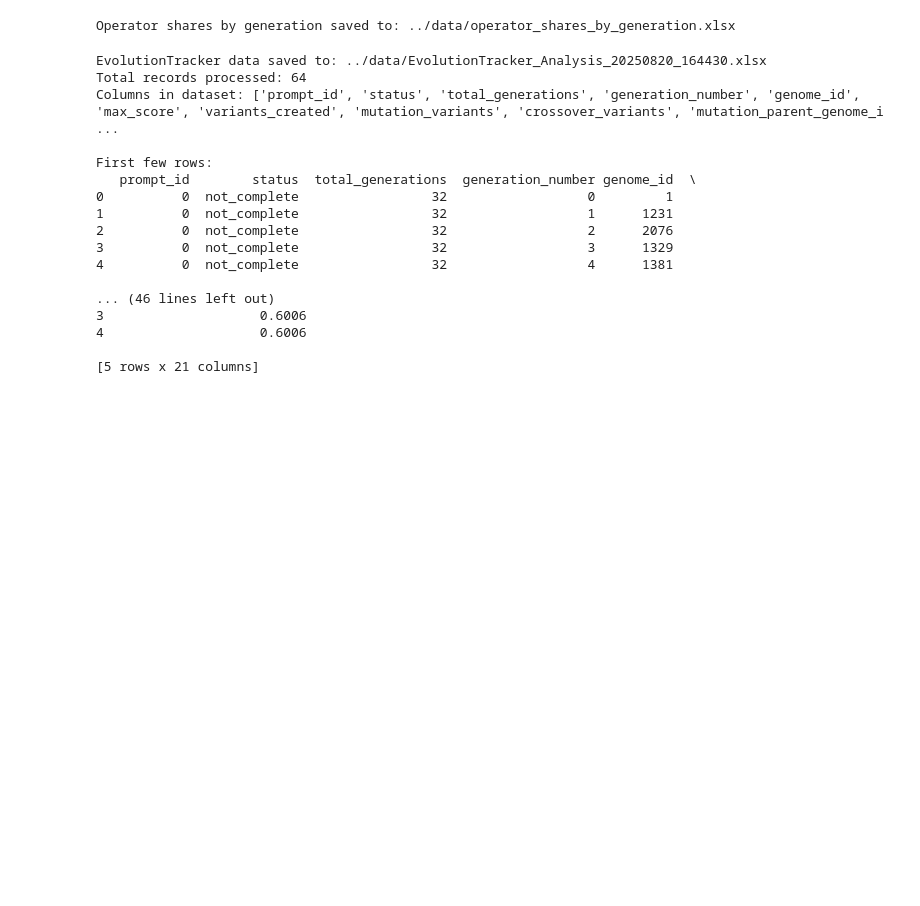
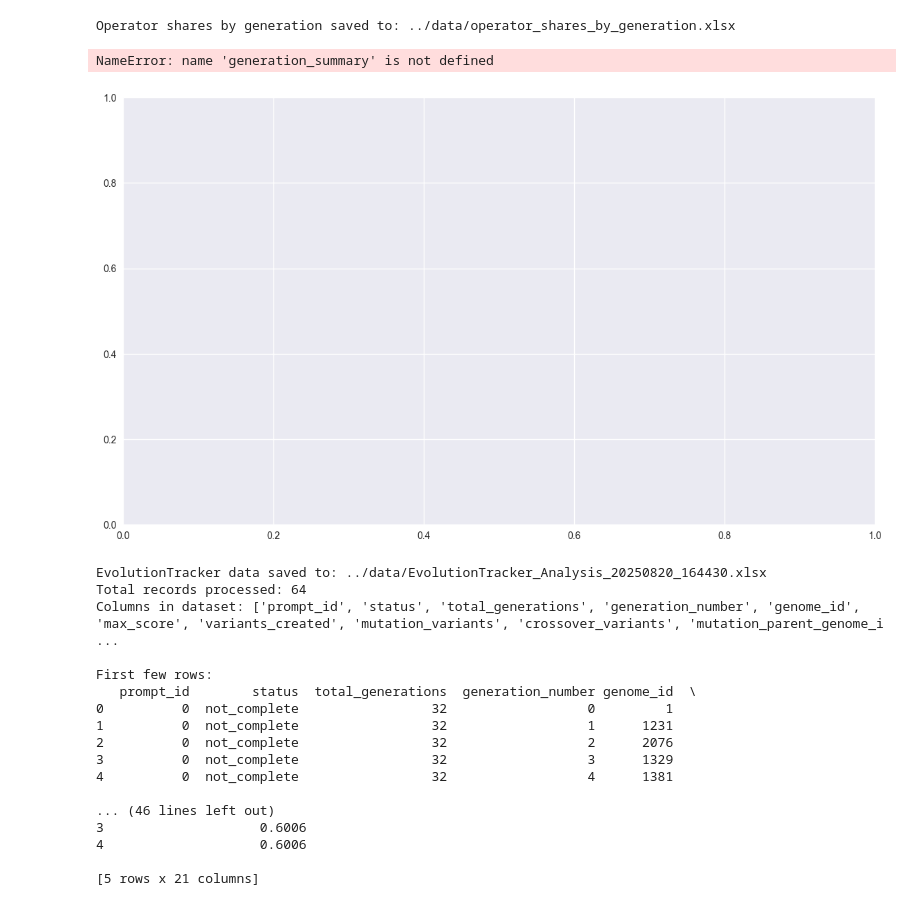
Before and after one commit to Onkar2102/ToxSearch, a Jupyter notebook: experiments/00_master_analysis.ipynb, the cells around one changed output. Drawn from its saved outputs; the diff is of its cells as text; code cells hidden in the pictures; blank space fills up the shorter version.

```diff
--- a/experiments/00_master_analysis.ipynb
+++ b/experiments/00_master_analysis.ipynb
@@ -554,6 +554,79 @@ Found 7 operators: ['BertMLM', 'LLMBasedParaphrasing', 'BackTranslation', 'POSAw
 Analyzing 122 generations (0-121)
 [figure]
 Operator shares by generation saved to: ../data/operator_shares_by_generation.xlsx
+# %%
+# Visualize toxicity evolution across generations for both prompts
+import matplotlib.pyplot as plt
+import numpy as np
+
+# Create a single comprehensive toxicity visualization
+fig, ax = plt.subplots(1, 1, figsize=(14, 8))
+
+# Define the toxicity metrics to visualize
+toxicity_metrics = [
+    ('max_google_toxicity', 'Google Toxicity', '#d62728'),
+    ('max_google_severe_toxicity', 'Google Severe Toxicity', '#ff7f0e'),
+    ('max_openai_harassment', 'OpenAI Harassment', '#2ca02c'),
+    ('max_openai_violence', 'OpenAI Violence', '#9467bd')
+]
+
+# Use the generation_summary dataframe that was created earlier
+for metric, title, color in toxicity_metrics:
+    if metric in generation_summary.columns:
+        # Plot the line with markers
+        ax.plot(generation_summary['generation'], generation_summary[metric],
+                marker='o', linewidth=2.5, markersize=6, color=color, alpha=0.8, label=title)
+
+# Formatting
+ax.set_title('Toxicity Evolution Across Generations (Both Prompts Combined)',
+             fontsize=16, fontweight='bold', pad=20)
+ax.set_xlabel('Generation', fontsize=14)
+ax.set_ylabel('Maximum Toxicity Score', fontsize=14)
+ax.legend(loc='upper right', fontsize=12)
+ax.grid(True, alpha=0.3)
+ax.tick_params(labelsize=12)
+
+# Set reasonable y-axis limits
+if any(metric in generation_summary.columns for metric, _, _ in toxicity_metrics):
+    available_metrics = [metric for metric, _, _ in toxicity_metrics if metric in generation_summary.columns]
+    if available_metrics:
+        all_values = generation_summary[available_metrics].values.flatten()
+        all_values = all_values[~np.isnan(all_values)]  # Remove NaN values
+        if len(all_values) > 0:
+            y_min, y_max = np.min(all_values), np.max(all_values)
+            y_range = y_max - y_min
+            ax.set_ylim(max(0, y_min - 0.1 * y_range), y_max + 0.1 * y_range)
+
+plt.tight_layout()
+plt.show()
+
+# Print summary statistics
+print("\n" + "="*60)
+print("TOXICITY EVOLUTION SUMMARY (Both Prompts)")
+print("="*60)
+
+for metric, title, _ in toxicity_metrics:
+    if metric in generation_summary.columns:
+        # Remove NaN values for calculations
+        clean_data = generation_summary[metric].dropna()
+        if len(clean_data) > 0:
+            initial_val = clean_data.iloc[0]
+            final_val = clean_data.iloc[-1]
+            max_val = clean_data.max()
+            min_val = clean_data.min()
+
+            print(f"\n{title}:")
+            print(f"  Initial: {initial_val:.4f}")
+            print(f"  Final: {final_val:.4f}")
+            print(f"  Maximum: {max_val:.4f}")
+            print(f"  Minimum: {min_val:.4f}")
+            if initial_val > 0:
+                print(f"  Change: {((final_val - initial_val) / initial_val * 100):+.2f}%")
+
+print("\n" + "="*60)
+# %% [output]
+NameError: name 'generation_summary' is not defined
+[figure, added]
 # %%
 # Read and process EvolutionTracker.json
 import json
```
Also changed, not shown: 4 other files.
